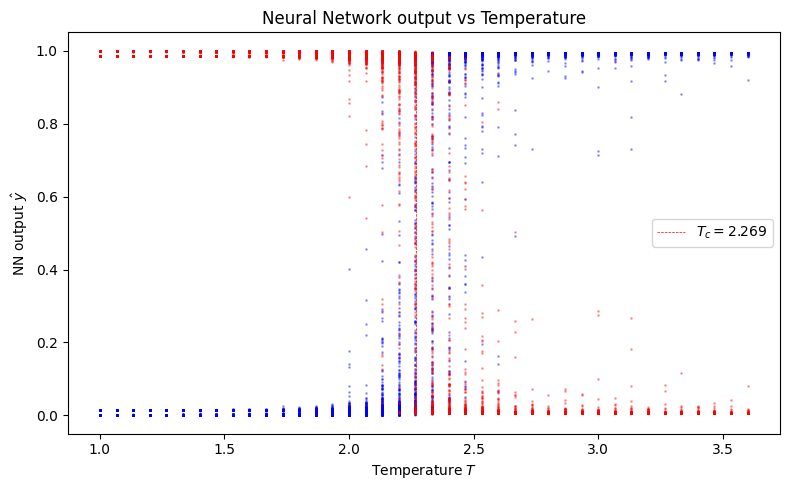
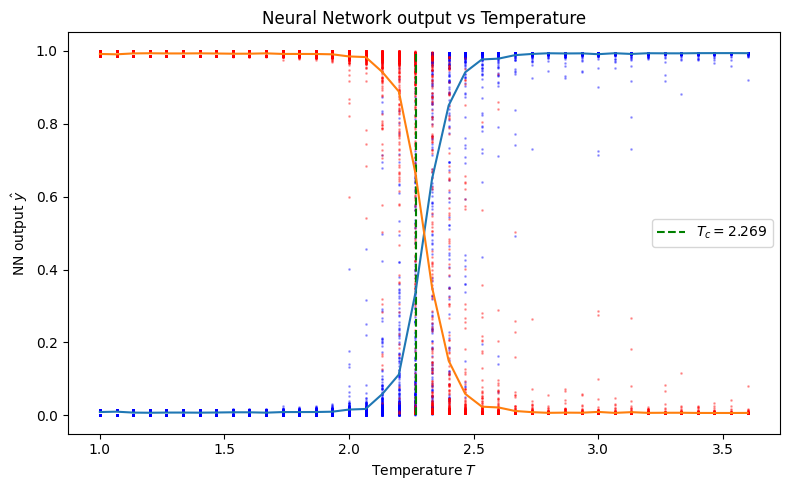
Unified diff of the notebook cell whose output changed from the first chart to the second:
--- before
+++ after
@@ -3,8 +3,12 @@
 
 plt.figure(figsize=(8, 5))
-plt.vlines(T_c,  ymin = 0, ymax = 1, color='red', linestyle='--', linewidth=0.5, label=f"$T_c = {T_c:.3f}$")
+plt.vlines(T_c,  ymin = 0, ymax = 1, color='g', linestyle='--', linewidth=1.5, label=f"$T_c = {T_c:.3f}$")
 plt.scatter(test_T, nn_predict[:,0], s=1, alpha=0.3, color='b')
-#plt.plot(test_T, np.mean(nn_predict))
+unique_T = np.unique(test_T)
+mean_output0 = np.array([nn_predict[test_T == t, 0].mean() for t in unique_T])
+plt.plot(unique_T, mean_output0)
 plt.scatter(test_T, nn_predict[:,1], s=1, alpha=0.3, color='r')
+mean_output1 = np.array([nn_predict[test_T == t, 1].mean() for t in unique_T])
+plt.plot(unique_T, mean_output1)
 #plt.plot(T, nn_predict)
 plt.xlabel("Temperature $T$")

Commit: implemented mean in temperature plot